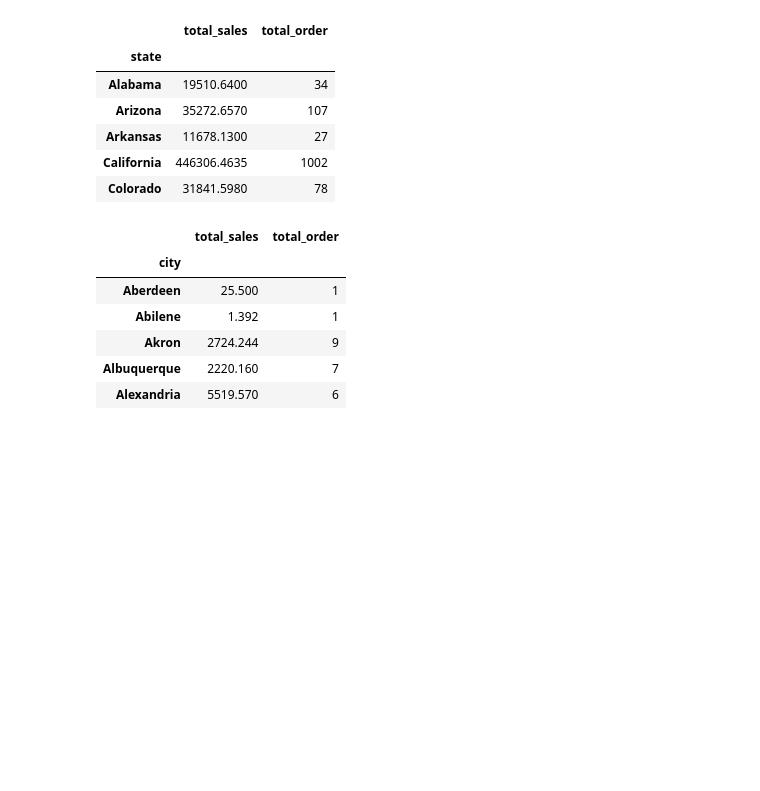
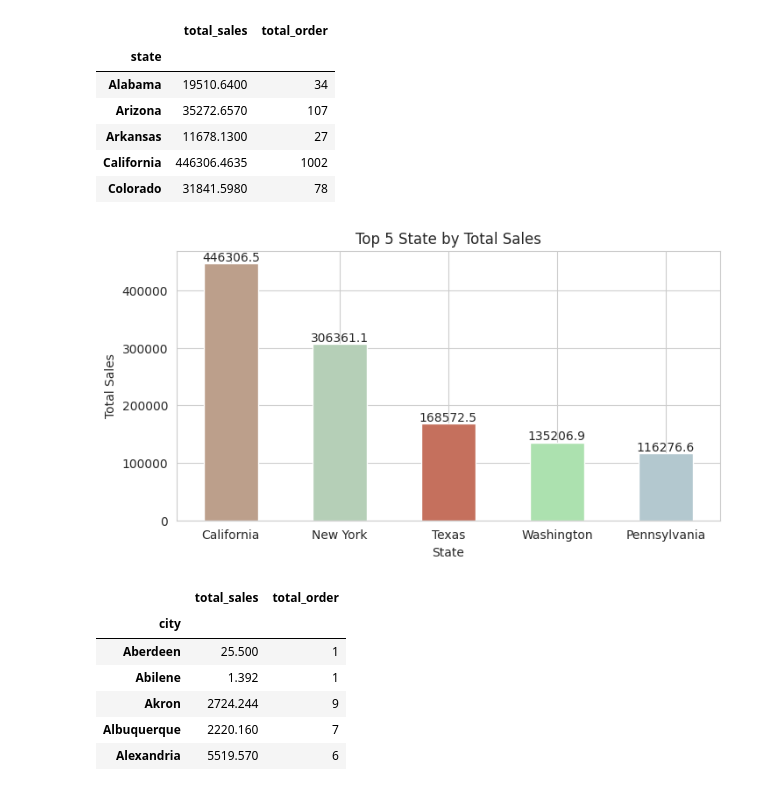
Before and after one commit to Xeroniter/Air, a Jupyter notebook: Carrera/Lab 01.ipynb, the cells around one changed output. Saved outputs shown, nothing was run; the diff lists cells and outputs as text; code cells hidden in the pictures; blank space fills up the shorter version.

```diff
--- a/Carrera/Lab 01.ipynb
+++ b/Carrera/Lab 01.ipynb
@@ -223,6 +260,14 @@ state.iloc[:5]
 | Arkansas | 11678.1300 | 27 |
 | California | 446306.4635 | 1002 |
 | Colorado | 31841.5980 | 78 |
+# %%
+rato = state.sort_values("total_sales", ascending=False).iloc[:5, 0]
+
+title = "Top 5 State by Total Sales"
+
+barplot(rato, title=title, ylabel="Total Sales", xlabel="State", figsize=(8, 4))
+# %% [output]
+[figure, added]
 # %%
 cities = origin.groupby("city").agg({
   "sales":"sum", "order_id":"nunique"
```
Also changed, not shown: parts of 9 cells of this notebook.
